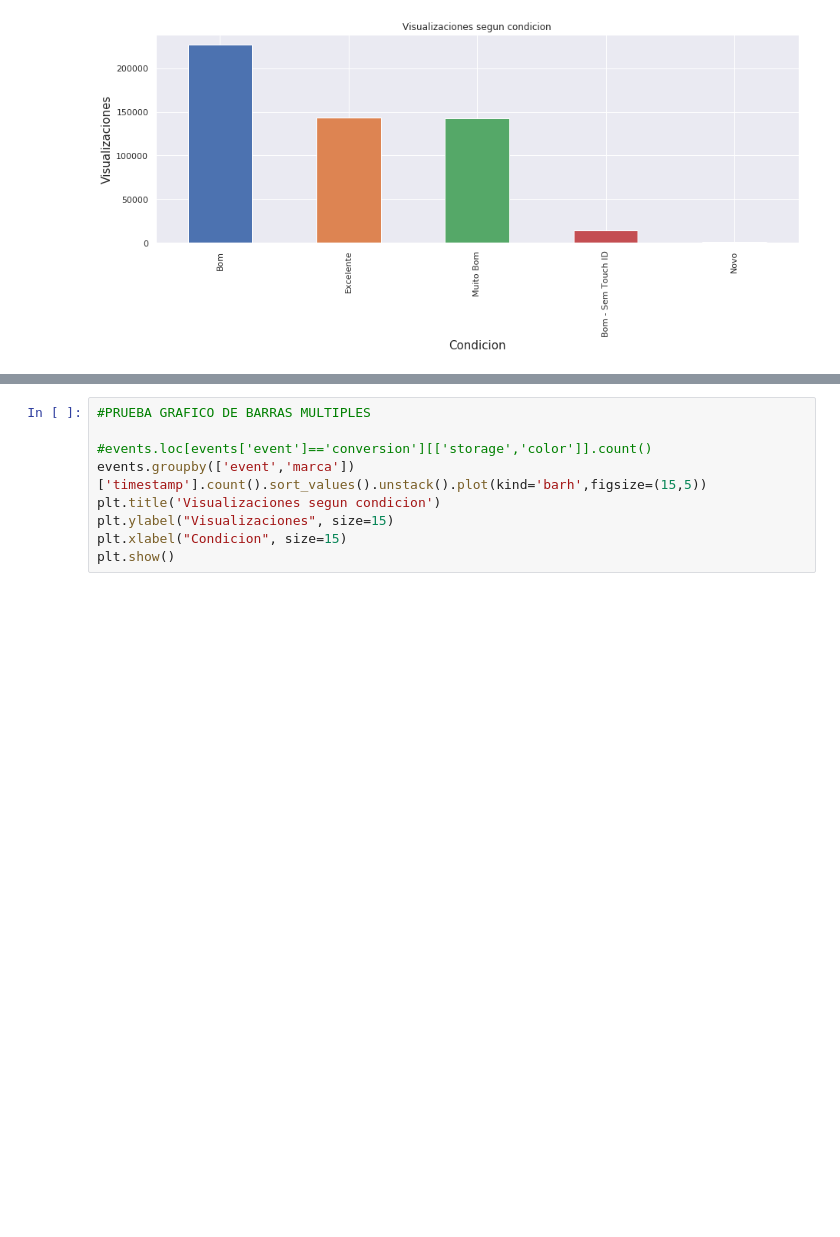
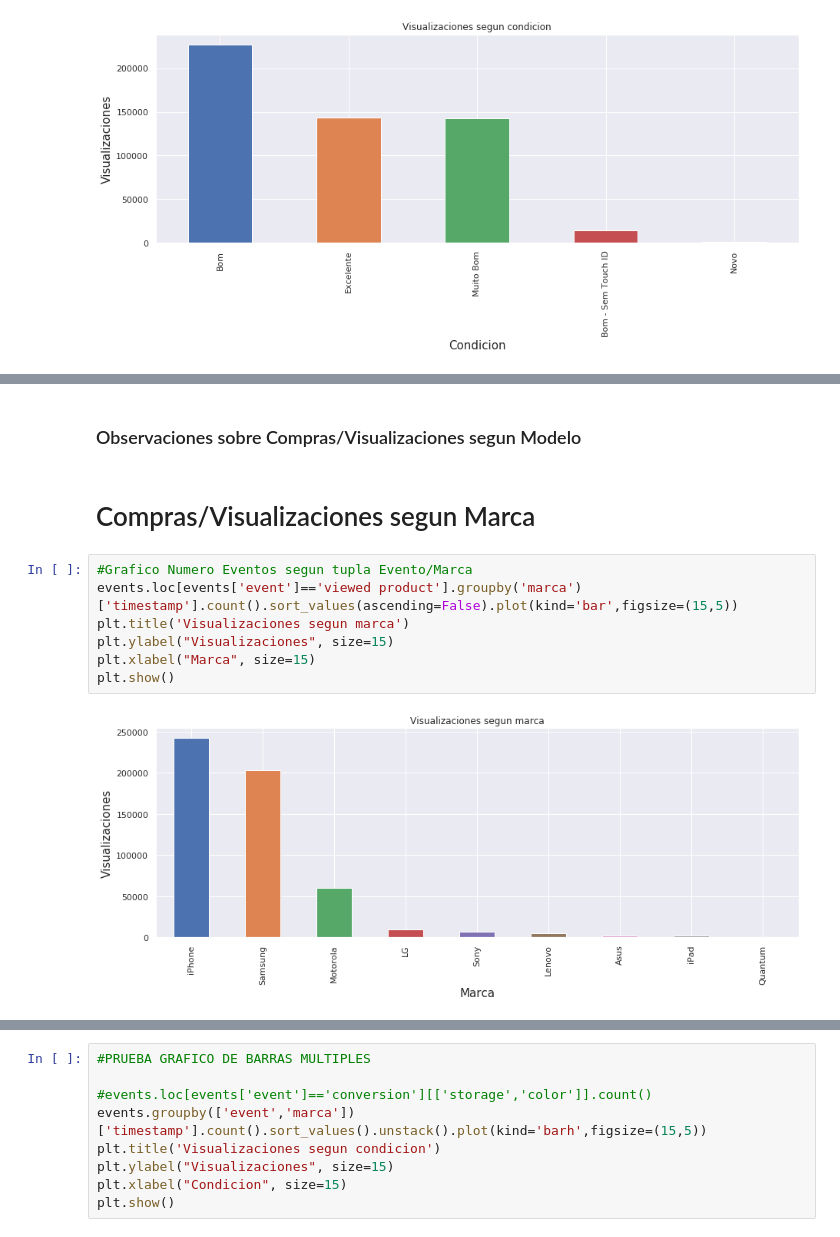
Before and after one commit to btusca/7506, a Jupyter notebook: TP2018/TP1.ipynb, the cells around one changed output, grey strips where cells are left out. Cells and saved outputs as stored; diff of their text form; blank space fills up the shorter version.

```diff
--- a/TP2018/TP1.ipynb
+++ b/TP2018/TP1.ipynb
@@ -264,0 +140,13 @@ plt.show()
+# %% [markdown]
+### Observaciones sobre Compras/Visualizaciones segun Modelo
+# %% [markdown]
+#  Compras/Visualizaciones segun Marca
+# %%
+#Grafico Numero Eventos segun tupla Evento/Marca
+events.loc[events['event']=='viewed product'].groupby('marca')['timestamp'].count().sort_values(ascending=False).plot(kind='bar',figsize=(15,5))
+plt.title('Visualizaciones segun marca')
+plt.ylabel("Visualizaciones", size=15)
+plt.xlabel("Marca", size=15)
+plt.show()
+# %% [output]
+[figure, added]
```
Also changed, not shown: parts of 43 cells of this notebook.
